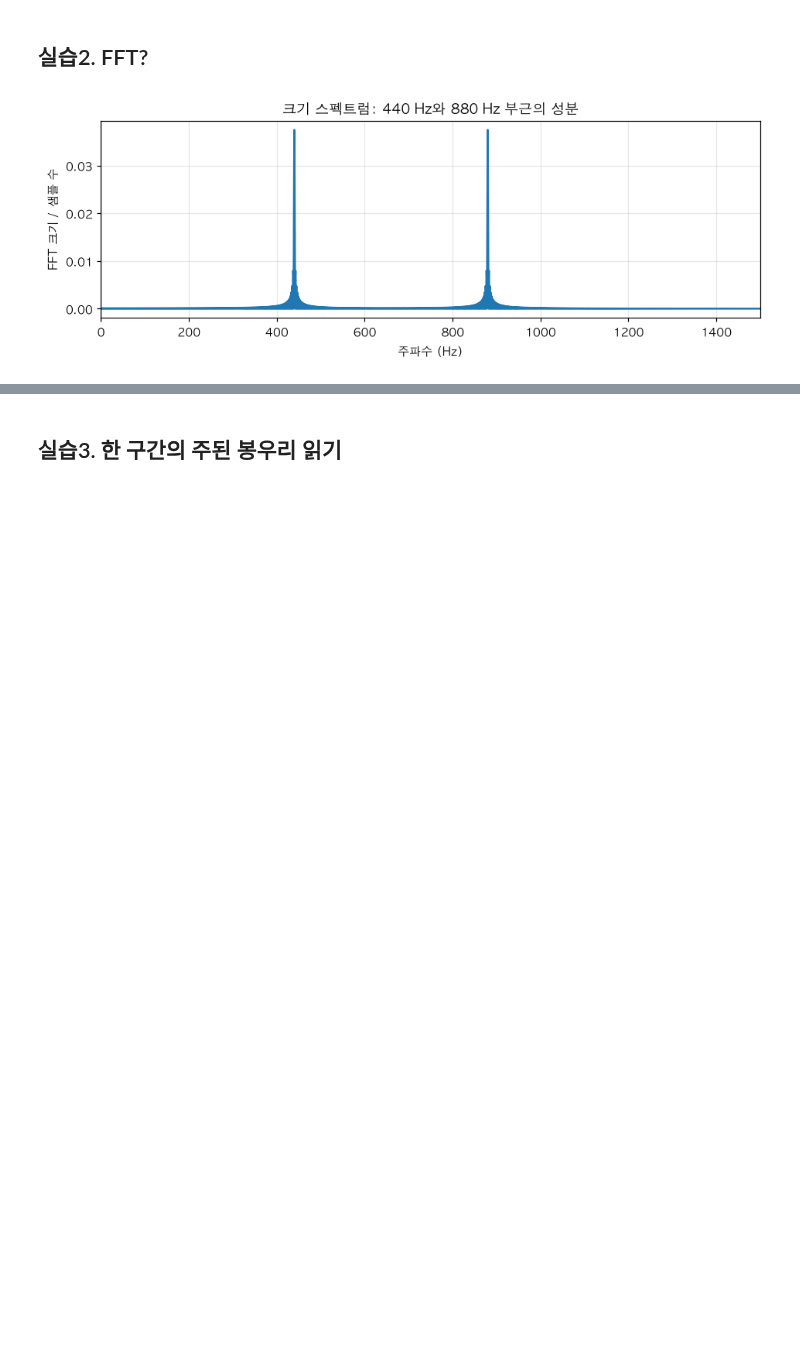
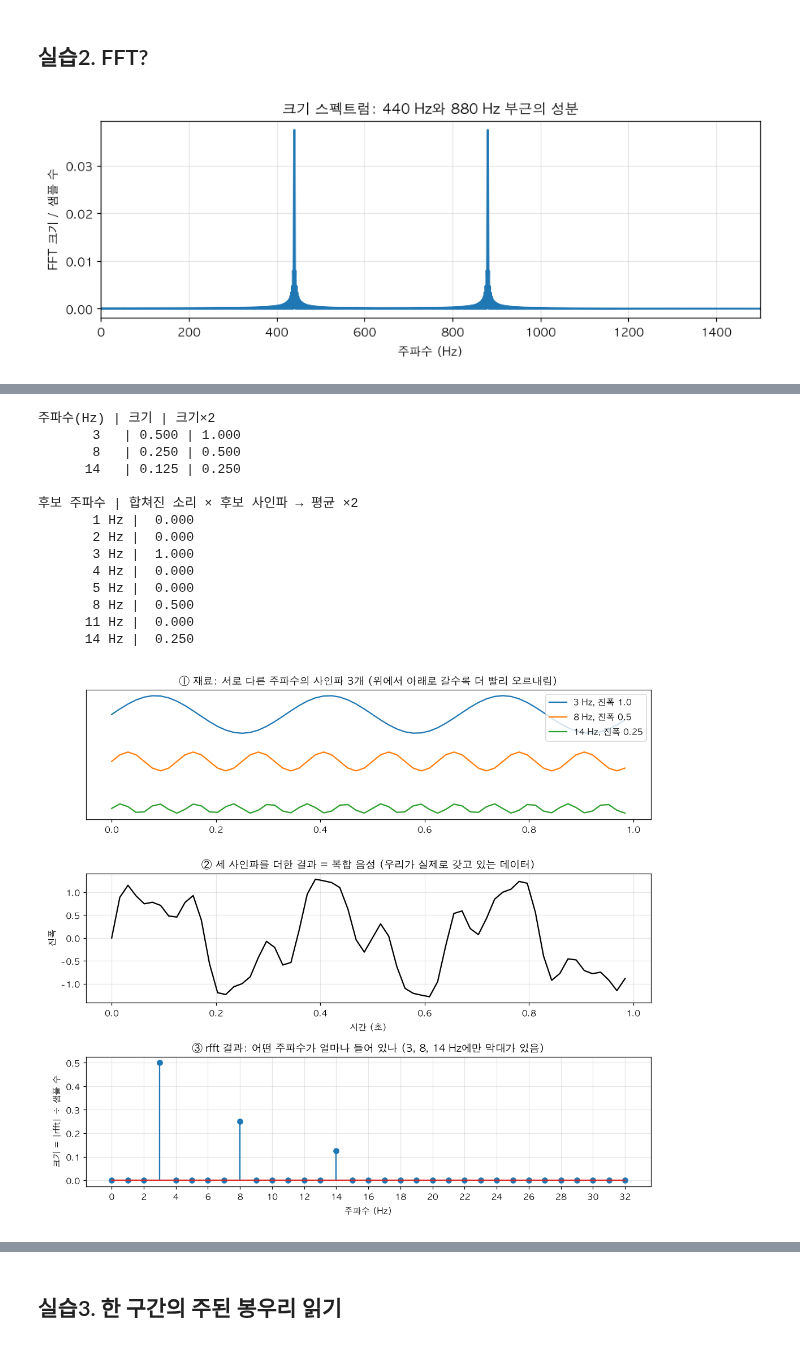
Before and after one commit to greenkey20/ict_innovation_sq_voice_ai, a Jupyter notebook: 017_sound/03_FFT_STFT_그림으로_소리읽기.ipynb, the cells around one changed output, grey strips where cells are left out. Drawn from its saved outputs; the diff is of its cells as text; code cells hidden in the pictures; blank space fills up the shorter version.

```diff
--- a/017_sound/03_FFT_STFT_그림으로_소리읽기.ipynb
+++ b/017_sound/03_FFT_STFT_그림으로_소리읽기.ipynb
@@ -103,0 +127,75 @@ plt.show()
+# %%
+# "음성을 주파수별로 분석한다"를 눈으로 보는 예제
+# 소리 3개(3Hz, 8Hz, 14Hz 사인파)를 더해서 '복합 음성'을 만들고, rfft로 다시 분해해 봅니다.
+import numpy as np
+import matplotlib.pyplot as plt
+
+sr = 64                    # 1초에 64번 측정 (그림이 잘 보이도록 작은 값을 사용)
+t = np.arange(sr) / sr     # 0, 1/64, 2/64, ... 63/64초 → 샘플 64개, 전체 1초
+
+# (주파수 Hz, 진폭)  : 1초에 3번 / 8번 / 14번 오르내리는 사인파 3개
+parts = [(3, 1.0), (8, 0.5), (14, 0.25)]
+waves = [a * np.sin(2 * np.pi * f * t) for f, a in parts]
+
+# 복합 음성 = 세 사인파를 같은 시각끼리 더한 것 (마이크는 이 합쳐진 모양 하나만 기록합니다)
+mixed = waves[0] + waves[1] + waves[2]
+
+# FFT: 합쳐진 파형 하나만 보고, 어떤 주파수가 얼마나 들어 있는지 거꾸로 찾아냅니다.
+fft_result = np.fft.rfft(mixed)                    # 칸마다 복소수 1개 (샘플 64개 → 64÷2+1 = 33칸)
+fft_size = np.abs(fft_result) / len(mixed)         # 칸마다 크기
+freqs = np.fft.rfftfreq(len(mixed), d=1 / sr)      # 칸마다 주파수(Hz): 0, 1, 2, ..., 32
+
+fig, axes = plt.subplots(3, 1, figsize=(10, 9))
+
+# ① 재료: 사인파 3개 (세로로 간격을 띄워서 겹치지 않게 그림)
+for k, ((f, a), w) in enumerate(zip(parts, waves)):
+    axes[0].plot(t, w + (2 - k) * 2.5, label=f"{f} Hz, 진폭 {a}")
+axes[0].set_title("① 재료: 서로 다른 주파수의 사인파 3개 (위에서 아래로 갈수록 더 빨리 오르내림)")
+axes[0].set_yticks([])
+axes[0].legend(loc="upper right")
+
+# ② 합친 결과: 이것이 '복합 음성' (소리를 녹음하면 이 모양 하나만 남음)
+axes[1].plot(t, mixed, color="black")
+axes[1].set_title("② 세 사인파를 더한 결과 = 복합 음성 (우리가 실제로 갖고 있는 데이터)")
+axes[1].set_xlabel("시간 (초)")
+axes[1].set_ylabel("진폭")
+axes[1].grid(alpha=0.3)
+
+# ③ FFT 결과: 합쳐진 모양에서 주파수별 크기를 되찾음
+axes[2].stem(freqs, fft_size)
+axes[2].set_title("③ rfft 결과: 어떤 주파수가 얼마나 들어 있나 (3, 8, 14 Hz에만 막대가 있음)")
+axes[2].set_xlabel("주파수 (Hz)")
+axes[2].set_ylabel("크기 = |rfft| ÷ 샘플 수")
+axes[2].set_xticks(range(0, 33, 2))
+axes[2].grid(alpha=0.3)
+plt.tight_layout()
+plt.show()
+
+# 막대가 있는 칸만 출력: 주파수, 크기, 크기 × 2 (= 원래 사인파의 진폭)
+print("주파수(Hz) | 크기 | 크기×2")
+for f, s in zip(freqs, fft_size):
+    if s > 0.01:
+        print(f"{f:8.0f}   | {s:.3f} | {2 * s:.3f}")
+
+# 'FFT가 하는 일'을 손으로 해 보기: 후보 주파수 사인파를 곱해서 더해 본다 (같은 주파수일 때만 큼)
+print("\n후보 주파수 | 합쳐진 소리 × 후보 사인파 → 평균 ×2")
+for f in [1, 2, 3, 4, 5, 8, 11, 14]:
+    score = np.sum(mixed * np.sin(2 * np.pi * f * t)) * 2 / len(t)
+    score = round(score, 6) + 0.0                   # -0.000 대신 0.000으로 보이게 정리
+    print(f"{f:8d} Hz | {score:6.3f}")
+# %% [output]
+주파수(Hz) | 크기 | 크기×2
+       3   | 0.500 | 1.000
+       8   | 0.250 | 0.500
+      14   | 0.125 | 0.250
+
+후보 주파수 | 합쳐진 소리 × 후보 사인파 → 평균 ×2
+       1 Hz |  0.000
+       2 Hz |  0.000
+       3 Hz |  1.000
+       4 Hz |  0.000
+       5 Hz |  0.000
+       8 Hz |  0.500
+      11 Hz |  0.000
+      14 Hz |  0.250
+[figure, added]
```
Also changed, not shown: parts of 53 cells of this notebook.
